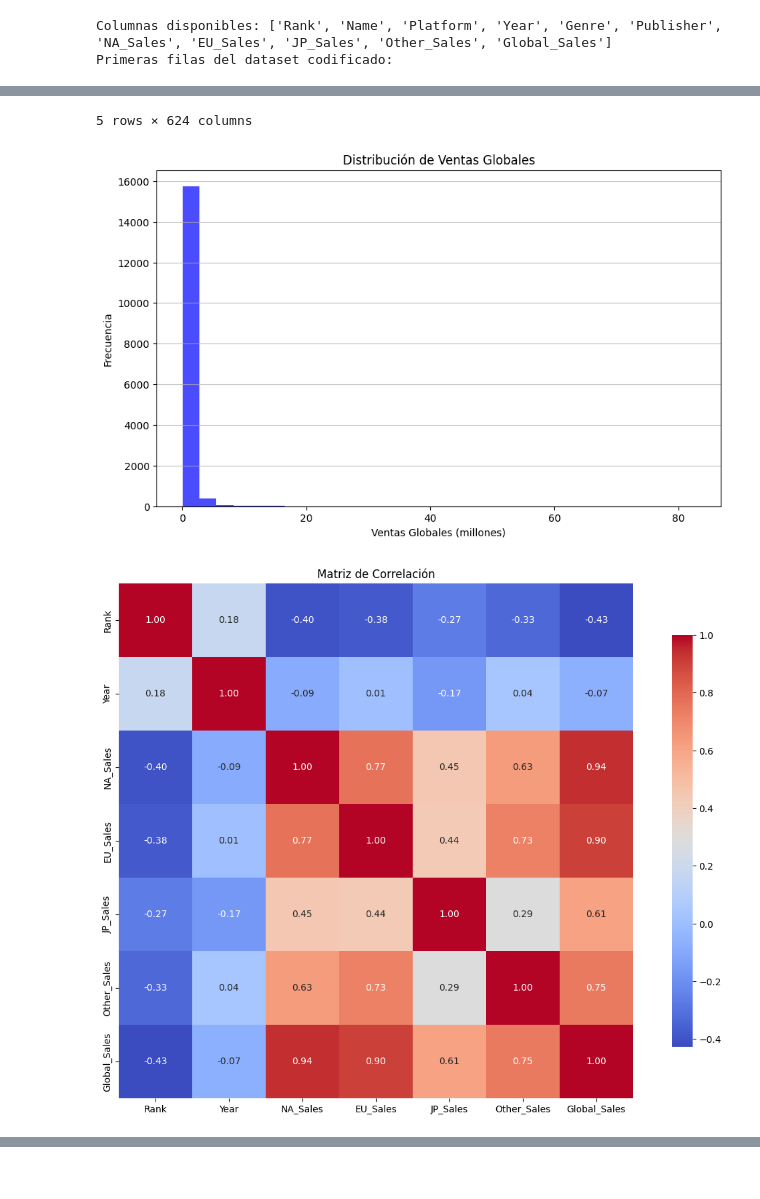
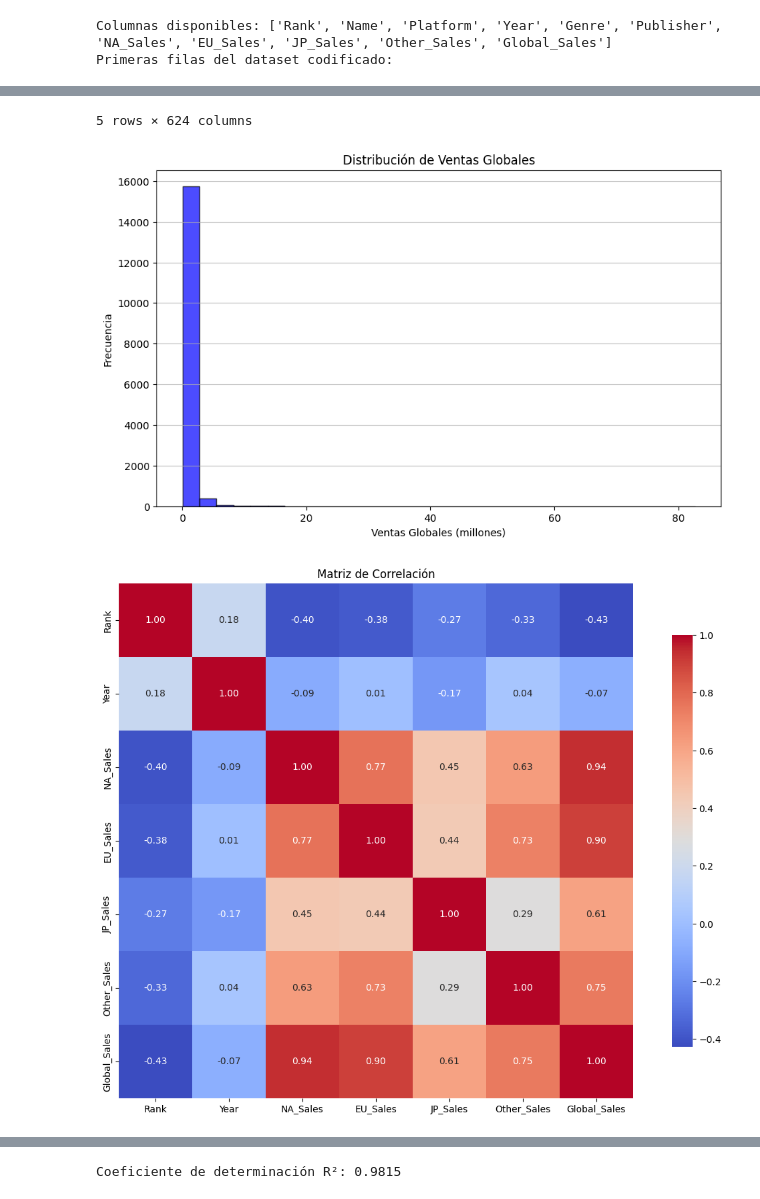
Before and after one commit to DAN2407/AN_2025, a Jupyter notebook: Project_AN.ipynb, the cells around one changed output, grey strips where cells are left out. Saved outputs shown, nothing was run; the diff lists cells and outputs as text; code cells hidden in the pictures.

```diff
--- a/Project_AN.ipynb
+++ b/Project_AN.ipynb
@@ -27,6 +27,10 @@ print(df.isnull().sum())
 # Eliminar filas con valores nulos (si existen)
 df = df.dropna()
 
+# Verificar nuevamente si hay valores nulos
+if df.isnull().sum().any():
+    raise ValueError("El dataset contiene valores nulos después de la limpieza.")
+
 # 📊 2. Estadísticas básicas
 print("Resumen estadístico:")
 display(df.describe())
@@ -42,10 +46,10 @@ display(df_encoded.head())
 
 # 📈 4. Visualización de la variable objetivo
 plt.figure(figsize=(10, 6))
-plt.hist(df['Global_Sales'], bins=30, color='blue', alpha=0.7)
+plt.hist(df['Global_Sales'], bins=30, color='blue', alpha=0.7, edgecolor='black')
 plt.title('Distribución de Ventas Globales')
-plt.xlabel('Ventas Globales (millones)')
-plt.ylabel('Frecuencia')
+plt.xlabel('Ventas Globales (millones)')  # Cambiado de ylabel a xlabel
+plt.ylabel('Frecuencia')                 # Cambiado de xlabel a ylabel
 plt.grid(axis='y', alpha=0.75)
 plt.show()
 
@@ -55,14 +59,24 @@ plt.figure(figsize=(15, 10))
 numeric_columns = df_encoded.select_dtypes(include=[np.number])
 sns.heatmap(numeric_columns.corr(), annot=True, fmt=".2f", cmap='coolwarm', square=True, cbar_kws={"shrink": .8})
 plt.title("Matriz de Correlación")
-plt.show()# ===============================================================
+plt.show()
+
+
+
+# ===============================================================
 # 🧠 ENTRENAMIENTO DEL MODELO DE REGRESIÓN LINEAL
 # ===============================================================
 
 # 1. Preparar datos
-X = df_encoded.drop("Global_Sales", axis=1).values
+# Asegurarse de que todas las columnas sean numéricas
+X = df_encoded.drop("Global_Sales", axis=1).select_dtypes(include=[np.number]).values
 y = df_encoded["Global_Sales"].values
 m = len(y)
+
+# Normalizar las características para mejorar la convergencia
+from sklearn.preprocessing import StandardScaler
+scaler = StandardScaler()
+X = scaler.fit_transform(X)
 
 # Añadir columna de unos (bias)
 X_b = np.c_[np.ones((m, 1)), X]
@@ -70,7 +84,7 @@ print("Shape de X con bias:", X_b.shape)
 
 # 2. Inicializar parámetros
 alpha = 0.0001         # tasa de aprendizaje
-iterations = 5000      # iteraciones
+iterations = 14000      # iteraciones
 theta = np.zeros(X_b.shape[1])
 
 # 3. Definir funciones
@@ -127,32 +141,32 @@ Rank              0
 Name              0
 Platform          0
 Year            271
 Genre             0
 Publisher        58
 NA_Sales          0
 EU_Sales          0
 JP_Sales          0
 Other_Sales       0
 Global_Sales      0
 dtype: int64
 Resumen estadístico:
 |  | Rank | Year | NA_Sales | EU_Sales | JP_Sales | Other_Sales | Global_Sales |
 | count | 16291.000000 | 16291.000000 | 16291.000000 | 16291.000000 | 16291.000000 | 16291.000000 | 16291.000000 |
 | mean | 8290.190228 | 2006.405561 | 0.265647 | 0.147731 | 0.078833 | 0.048426 | 0.540910 |
 | std | 4792.654450 | 5.832412 | 0.822432 | 0.509303 | 0.311879 | 0.190083 | 1.567345 |
 | min | 1.000000 | 1980.000000 | 0.000000 | 0.000000 | 0.000000 | 0.000000 | 0.010000 |
 | 25% | 4132.500000 | 2003.000000 | 0.000000 | 0.000000 | 0.000000 | 0.000000 | 0.060000 |
 | 50% | 8292.000000 | 2007.000000 | 0.080000 | 0.020000 | 0.000000 | 0.010000 | 0.170000 |
 | 75% | 12439.500000 | 2010.000000 | 0.240000 | 0.110000 | 0.040000 | 0.040000 | 0.480000 |
 | max | 16600.000000 | 2020.000000 | 41.490000 | 29.020000 | 10.220000 | 10.570000 | 82.740000 |
 Columnas disponibles: ['Rank', 'Name', 'Platform', 'Year', 'Genre', 'Publisher', 'NA_Sales', 'EU_Sales', 'JP_Sales', 'Other_Sales', 'Global_Sales']
 Primeras filas del dataset codificado:
 |  | Rank | Name | Year | NA_Sales | EU_Sales | JP_Sales | Other_Sales | Global_Sales | Platform_3DO | ... |
 | 0 | 1 | Wii Sports | 2006.0 | 41.49 | 29.02 | 3.77 | 8.46 | 82.74 | False | ... |
 | 1 | 2 | Super Mario Bros. | 1985.0 | 29.08 | 3.58 | 6.81 | 0.77 | 40.24 | False | ... |
 | 2 | 3 | Mario Kart Wii | 2008.0 | 15.85 | 12.88 | 3.79 | 3.31 | 35.82 | False | ... |
 | 3 | 4 | Wii Sports Resort | 2009.0 | 15.75 | 11.01 | 3.28 | 2.96 | 33.00 | False | ... |
 | 4 | 5 | Pokemon Red/Pokemon Blue | 1996.0 | 11.27 | 8.89 | 10.22 | 1.00 | 31.37 | False | ... |
 5 rows × 624 columns
-[figure, old version]
+[figure, new version]
 [figure]
@@ -158,0 +191 @@ Primeras filas del dataset codificado:
+Coeficiente de determinación R²: 0.9815
```
Also changed, not shown: parts of 1 cell of this notebook.
